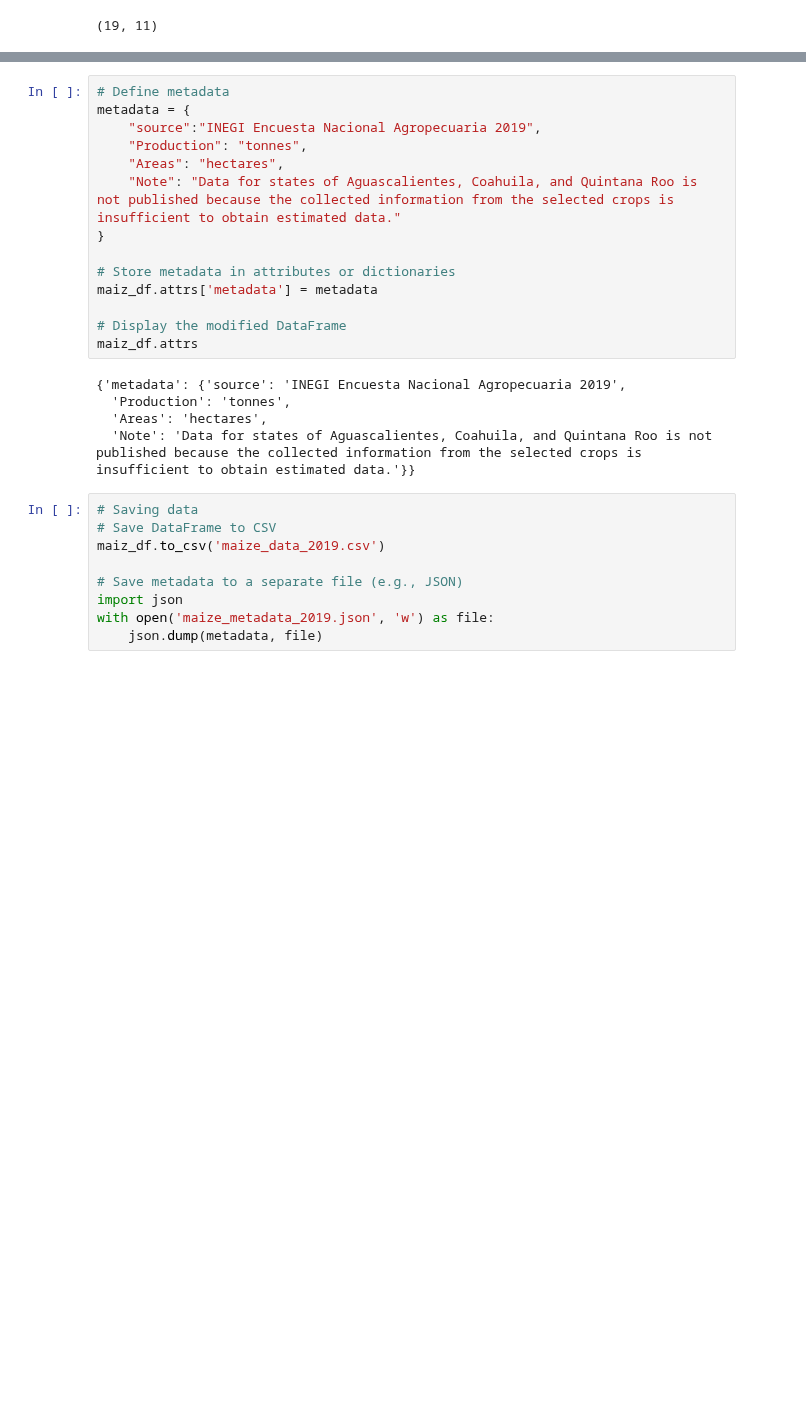
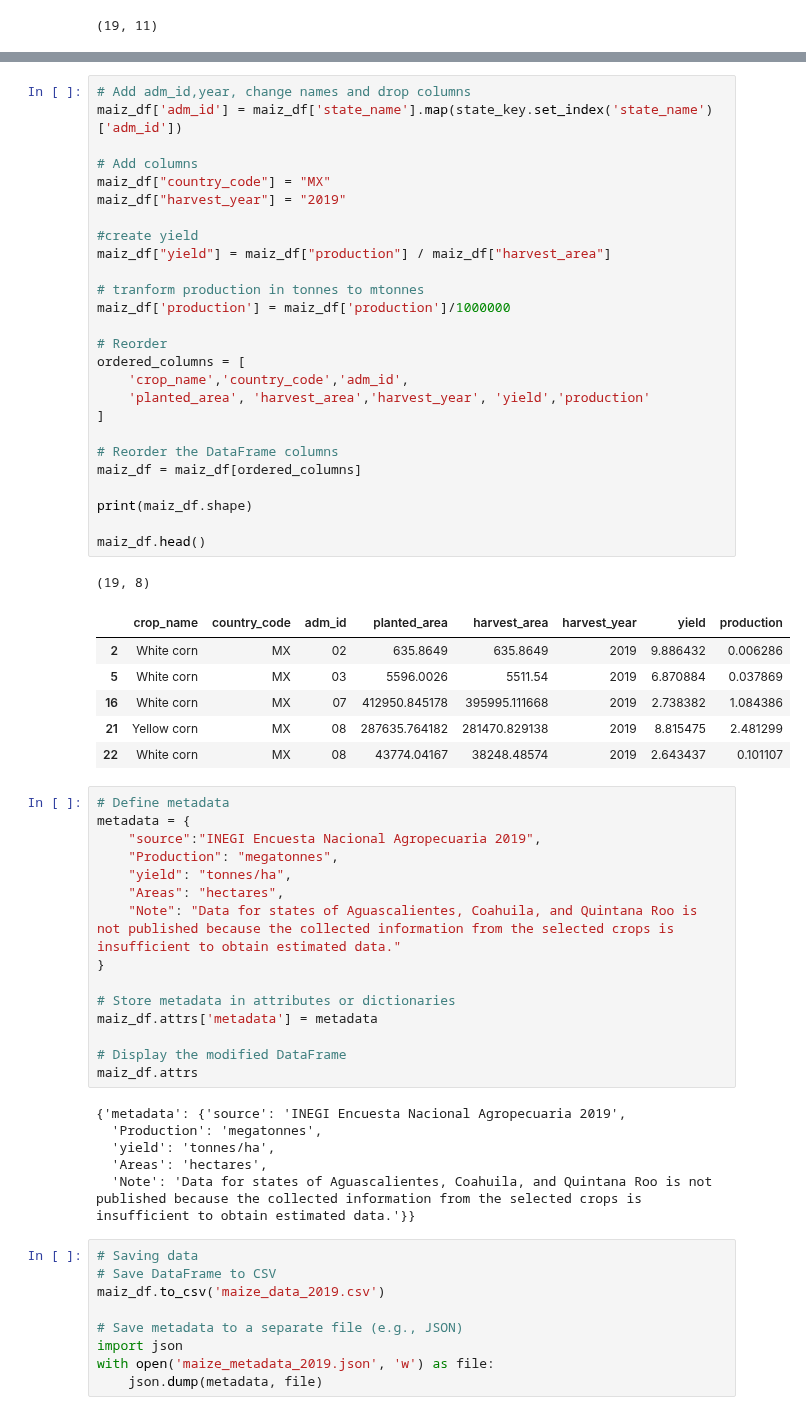
Before and after one commit to BigDataWUR/AgML-CY-Bench, a Jupyter notebook: data_preparation/crop_statistics_MX/preprocess_code/filter_census_2019.ipynb, the cells around one changed output, grey strips where cells are left out. Saved outputs shown, nothing was run; the diff lists cells and outputs as text; blank space fills up the shorter version.

Commit message:
update code according DATA-FORMAT.md

```diff
--- a/data_preparation/crop_statistics_MX/preprocess_code/filter_census_2019.ipynb
+++ b/data_preparation/crop_statistics_MX/preprocess_code/filter_census_2019.ipynb
@@ -112,8 +120,43 @@ maiz_df.head(5)
+# %%
+# Add adm_id,year, change names and drop columns
+maiz_df['adm_id'] = maiz_df['state_name'].map(state_key.set_index('state_name')['adm_id'])
+
+# Add columns
+maiz_df["country_code"] = "MX"
+maiz_df["harvest_year"] = "2019"
+
+#create yield
+maiz_df["yield"] = maiz_df["production"] / maiz_df["harvest_area"]
+
+# tranform production in tonnes to mtonnes
+maiz_df['production'] = maiz_df['production']/1000000
+
+# Reorder
+ordered_columns = [
+    'crop_name','country_code','adm_id',
+    'planted_area', 'harvest_area','harvest_year', 'yield','production'
+]
+
+# Reorder the DataFrame columns
+maiz_df = maiz_df[ordered_columns]
+
+print(maiz_df.shape)
+
+maiz_df.head()
+# %% [output]
+(19, 8)
+|  | crop_name | country_code | adm_id | planted_area | harvest_area | harvest_year | yield | production |
+| 2 | White corn | MX | 02 | 635.8649 | 635.8649 | 2019 | 9.886432 | 0.006286 |
+| 5 | White corn | MX | 03 | 5596.0026 | 5511.54 | 2019 | 6.870884 | 0.037869 |
+| 16 | White corn | MX | 07 | 412950.845178 | 395995.111668 | 2019 | 2.738382 | 1.084386 |
+| 21 | Yellow corn | MX | 08 | 287635.764182 | 281470.829138 | 2019 | 8.815475 | 2.481299 |
+| 22 | White corn | MX | 08 | 43774.04167 | 38248.48574 | 2019 | 2.643437 | 0.101107 |
 # %%
 # Define metadata
 metadata = {
     "source":"INEGI Encuesta Nacional Agropecuaria 2019",
-    "Production": "tonnes",
+    "Production": "megatonnes",
+    "yield": "tonnes/ha",
     "Areas": "hectares",
     "Note": "Data for states of Aguascalientes, Coahuila, and Quintana Roo is not published because the collected information from the selected crops is insufficient to obtain estimated data."
 }
@@ -125,7 +168,8 @@ maiz_df.attrs['metadata'] = metadata
 maiz_df.attrs
 # %% [output]
 {'metadata': {'source': 'INEGI Encuesta Nacional Agropecuaria 2019',
-  'Production': 'tonnes',
+  'Production': 'megatonnes',
+  'yield': 'tonnes/ha',
   'Areas': 'hectares',
   'Note': 'Data for states of Aguascalientes, Coahuila, and Quintana Roo is not published because the collected information from the selected crops is insufficient to obtain estimated data.'}}
 # %%
```
Also changed, not shown: parts of 5 cells of this notebook.
